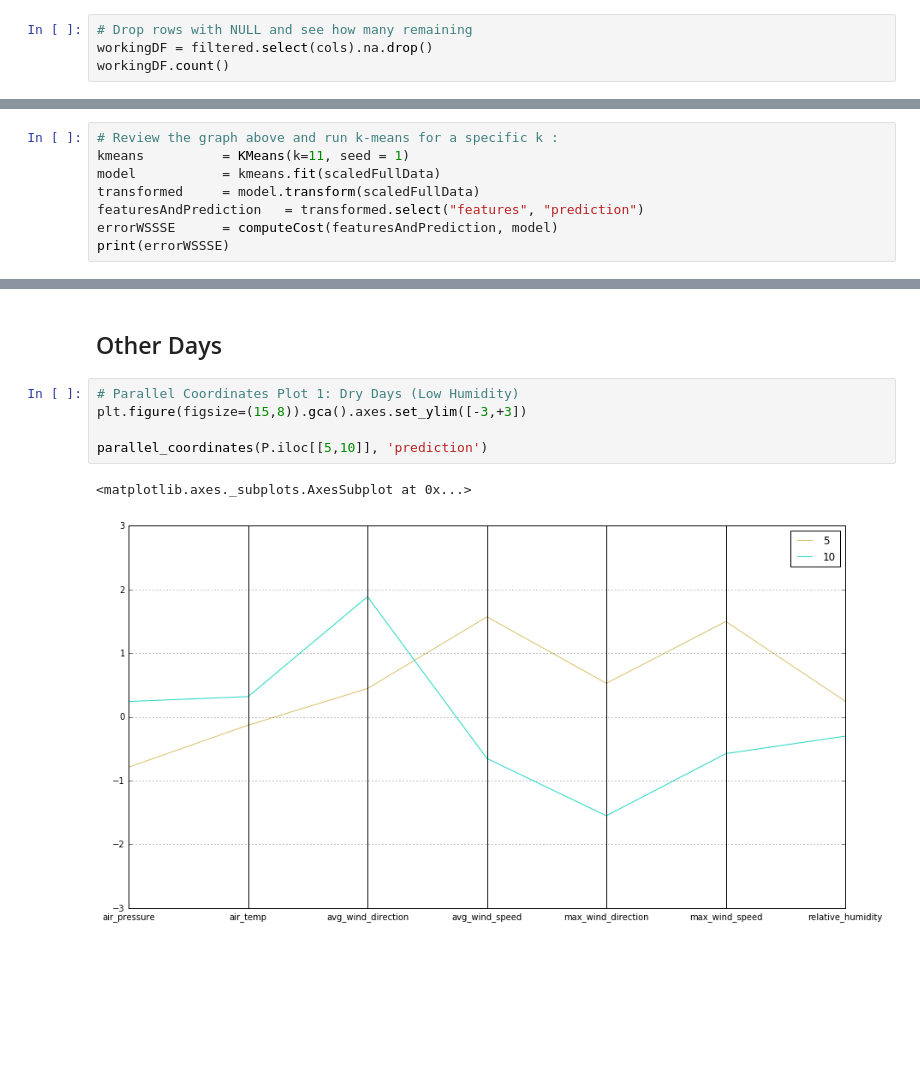
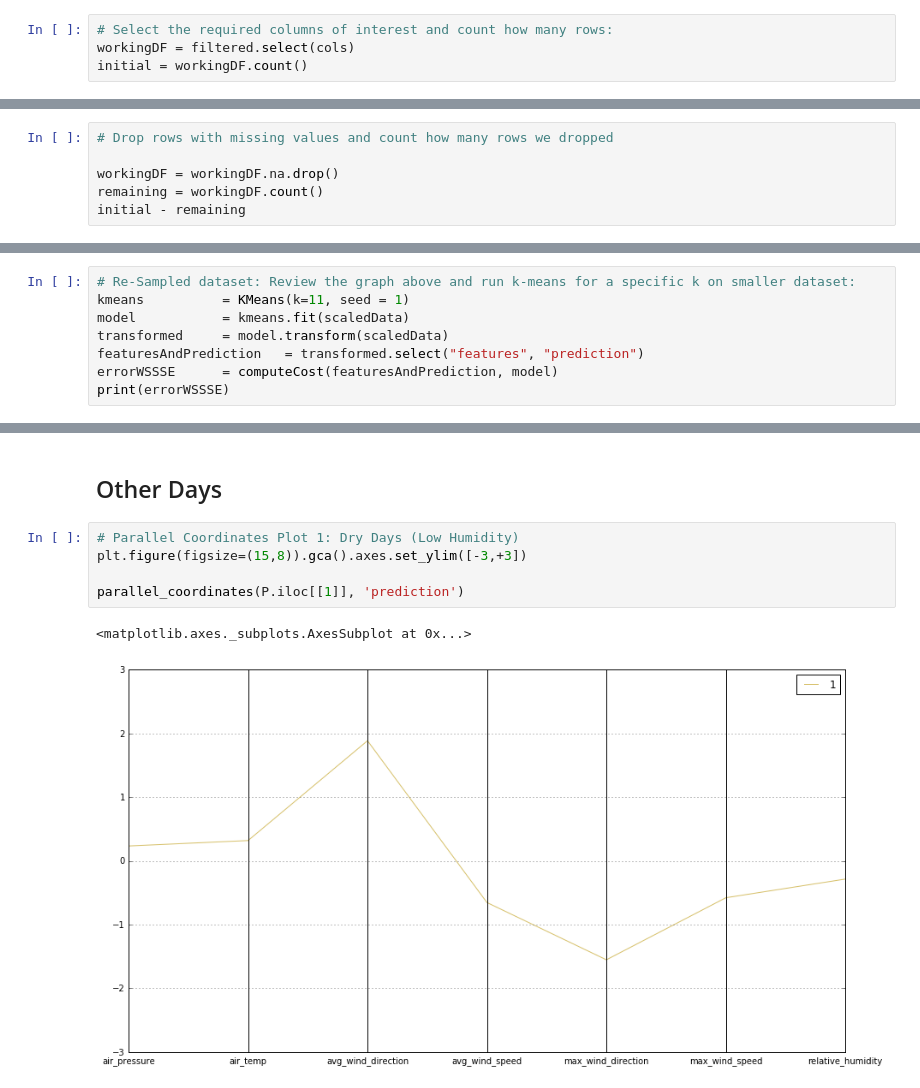
Before and after one commit to words-sdsc/courseraDataSimulation, a Jupyter notebook: course4-ML/Spark - Clustering.ipynb, the cells around one changed output, grey strips where cells are left out. Saved outputs shown, nothing was run; the diff lists cells and outputs as text; blank space fills up the shorter version.

```diff
--- a/course4-ML/Spark - Clustering.ipynb
+++ b/course4-ML/Spark - Clustering.ipynb
@@ -49,6 +61,6 @@ cols = [
  'air_pressure', 'air_temp', 'avg_wind_direction', 'avg_wind_speed', 'max_wind_direction', 'max_wind_speed',
  'relative_humidity']
 # %%
-# Drop rows with NULL and see how many remaining
-workingDF = filtered.select(cols).na.drop()
-workingDF.count()
+# Select the required columns of interest and count how many rows:
+workingDF = filtered.select(cols)
+initial = workingDF.count()
@@ -56,0 +67,6 @@ workingDF.count()
+# %%
+# Drop rows with missing values and count how many rows we dropped
+
+workingDF = workingDF.na.drop()
+remaining = workingDF.count()
+initial - remaining
@@ -208,10 +234,10 @@ scaledFullData.persist()
 # %% [output]
 DataFrame[features: vector]
 # %%
-# Review the graph above and run k-means for a specific k :
+# Re-Sampled dataset: Review the graph above and run k-means for a specific k on smaller dataset:
 kmeans			= KMeans(k=11, seed = 1)
-model			= kmeans.fit(scaledFullData)
-transformed		= model.transform(scaledFullData)
+model			= kmeans.fit(scaledData)
+transformed		= model.transform(scaledData)
 featuresAndPrediction	= transformed.select("features", "prediction")
 errorWSSSE		= computeCost(featuresAndPrediction, model)
 print(errorWSSSE)
@@ -303,8 +329,8 @@ parallel_coordinates(P[(P['relative_humidity']>0.5) & (P['air_temp']< 0.5)], 'pr
 # %%
 # Parallel Coordinates Plot 1: Dry Days (Low Humidity)
 plt.figure(figsize=(15,8)).gca().axes.set_ylim([-3,+3])
 
-parallel_coordinates(P.iloc[[5,10]], 'prediction')
+parallel_coordinates(P.iloc[[1]], 'prediction')
 # %% [output]
 <matplotlib.axes._subplots.AxesSubplot at 0x...>
-[figure, old version]
+[figure, new version]
```
Also changed, not shown: parts of 18 cells of this notebook.
